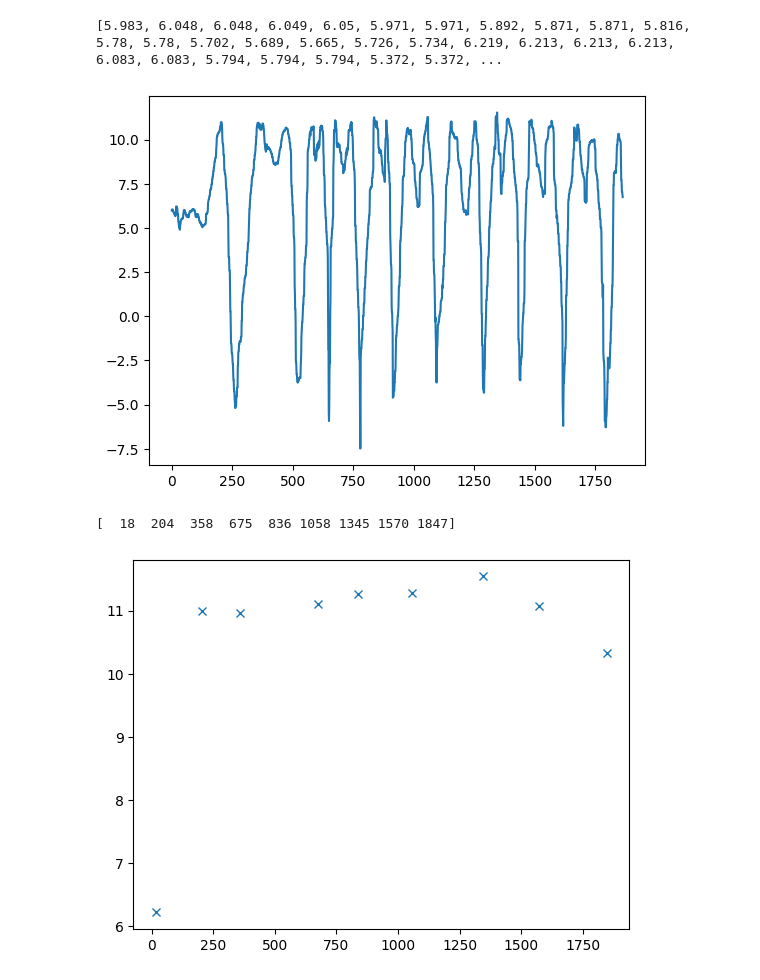
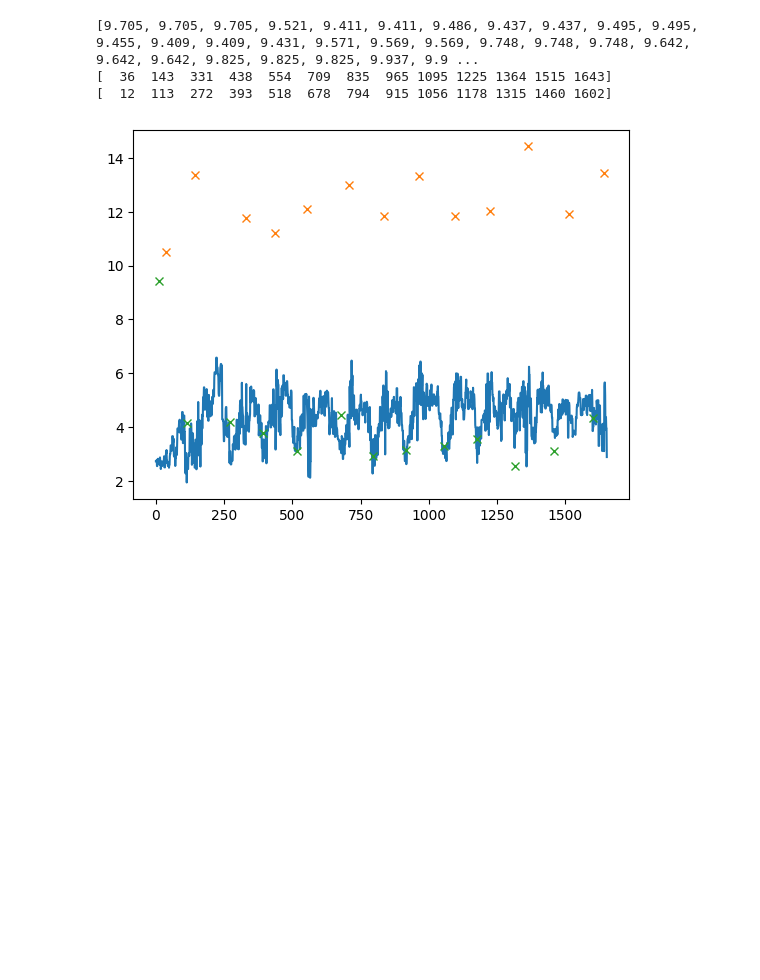
Before and after one commit to suzanmanasreh/wireless-imu-activity-tracking, a Jupyter notebook: data_process/jNotebook.ipynb, the cells around one changed output. Drawn from its saved outputs; the diff is of its cells as text; code cells hidden in the pictures; blank space fills up the shorter version.

Commit message:
refined peaks, added valleys too

```diff
--- a/data_process/jNotebook.ipynb
+++ b/data_process/jNotebook.ipynb
@@ -10,7 +10,7 @@ def add_data(hmap, data, ts):
     elif data != hmap[ts]:
         print(f"WHY {ts} is already in: {hmap}")
 # %%
-filename = "/Users/j/8803/8803-project/data2/bicep_curl/bicep_jake_set1_reps10_1.csv"
+filename = "/Users/j/8803/8803-project/data2/row/row_udai_set1_reps12_1.log"
 
 with open(filename, 'r') as file:
     timestamps = []
@@ -48,39 +48,44 @@ with open(filename, 'r') as file:
         if ts not in gyro_y:
             gyro_y[ts] = None
         if ts not in gyro_z:
             gyro_z[ts] = None
 
 
     accel_x = dict(sorted(accel_x.items()))
     accel_y = dict(sorted(accel_y.items()))
     accel_z = dict(sorted(accel_z.items()))
     gyro_x = dict(sorted(gyro_x.items()))
     gyro_y = dict(sorted(gyro_y.items()))
     gyro_z = dict(sorted(gyro_z.items()))
 
+    accel_z_array = np.array(list(accel_z.values()))
+    #accel_y_array = np.array(list(accel_y.values()))
+    peaks, _ = find_peaks(accel_z_array, height=-50, distance=100)
+    valleys, _ = find_peaks(-1 * accel_z_array, height=-50, distance=100)
+
+
     print(list(accel_z.values()))
-    peaks, _ = find_peaks(list(accel_z.values()), height=0, distance=150)
+    print(peaks)
+    print(valleys)
 
     plt.plot(list(accel_z.values()))
-    plt.show()
 
-    print(peaks)
+    plt.plot(peaks, accel_z_array[peaks], "x")
 
-    accel_z_array = np.array(list(accel_z.values()))
-    plt.plot(peaks, accel_z_array[peaks], "x")
+    plt.plot(valleys, accel_z_array[valleys], "x")
     plt.show()
 
     #df = pd.DataFrame({'timestamp': timestamps, 'accel_x': accel_x.values(), 'accel_y': accel_y.values(), 'accel_z': accel_z.values(), 'gyro_x': gyro_x.values(), 'gyro_y': gyro_y.values(), 'gyro_z': gyro_z.values()})
     #df.to_csv('raw_df.csv')
     #cleaned_df = df.interpolate(method="linear")
     #cleaned_df.to_csv('cleaned_df.csv')
     #cleaned_df.plot(x="timestamp")
     #plt.title("Bicep Curls")
     #plt.xlabel("Timestamp")
     #plt.ylabel("IMU Data")
     #plt.show()
 # %% [output]
-[5.983, 6.048, 6.048, 6.049, 6.05, 5.971, 5.971, 5.892, 5.871, 5.871, 5.816, 5.78, 5.78, 5.702, 5.689, 5.665, 5.726, 5.734, 6.219, 6.213, 6.213, 6.213, 6.083, 6.083, 5.794, 5.794, 5.794, 5.372, 5.372, ...
+[9.705, 9.705, 9.705, 9.521, 9.411, 9.411, 9.486, 9.437, 9.437, 9.495, 9.495, 9.455, 9.409, 9.409, 9.431, 9.571, 9.569, 9.569, 9.748, 9.748, 9.748, 9.642, 9.642, 9.642, 9.825, 9.825, 9.825, 9.937, 9.9 ...
+[  36  143  331  438  554  709  835  965 1095 1225 1364 1515 1643]
+[  12  113  272  393  518  678  794  915 1056 1178 1315 1460 1602]
-[figure, old version]
+[figure, new version]
-[  18  204  358  675  836 1058 1345 1570 1847]
-[figure, removed]
```
